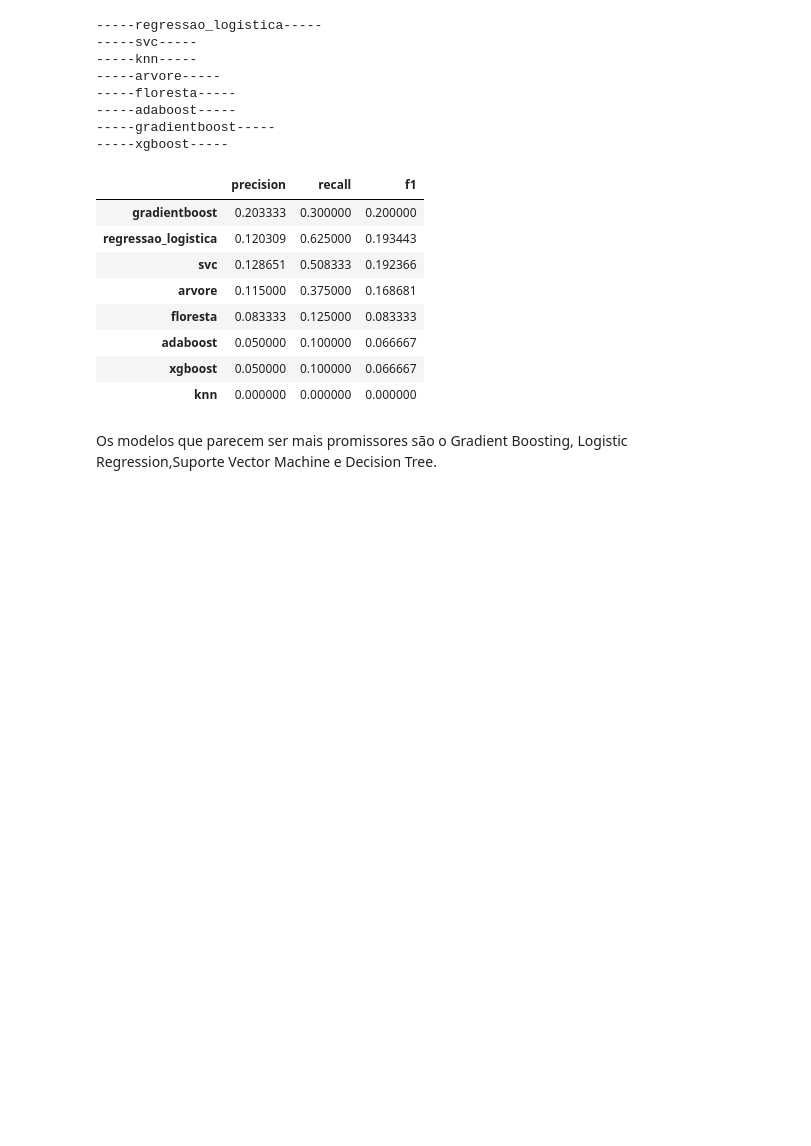
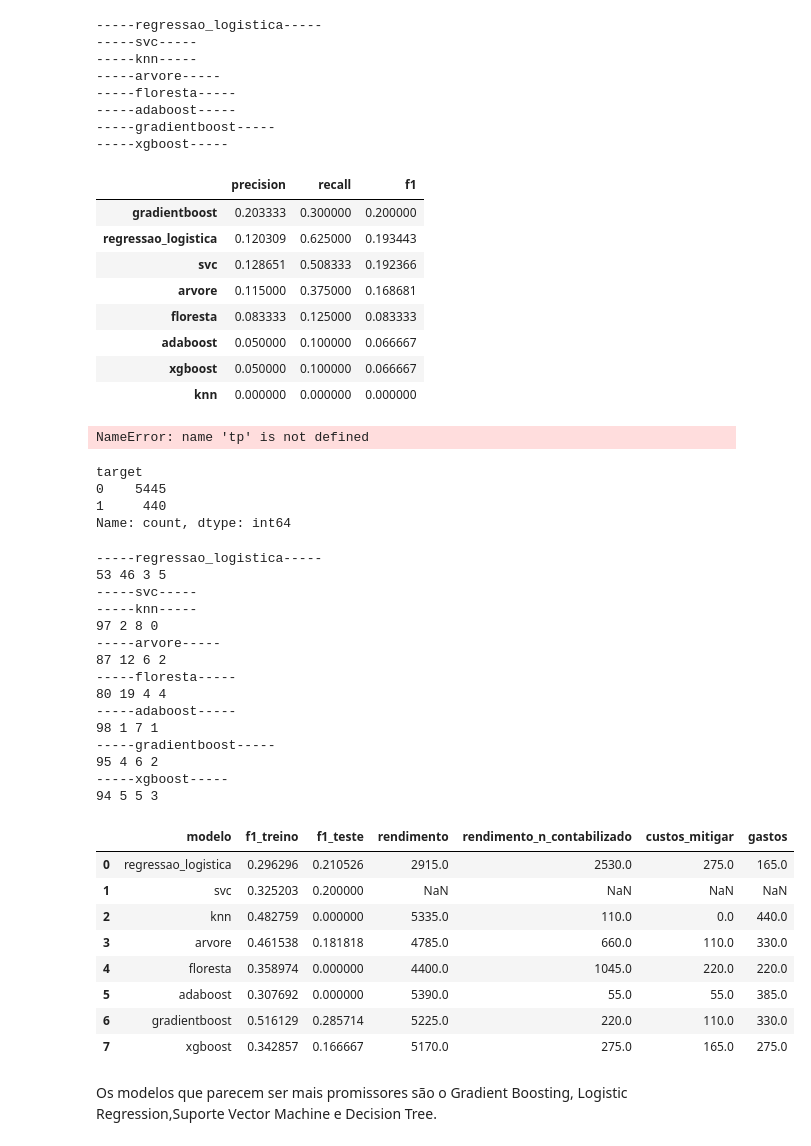
Before and after one commit to Alexandre-Esposte/Reserva_Nao_Honrada, a Jupyter notebook: notebooks/modelagem.ipynb, the cells around one changed output. Saved outputs shown, nothing was run; the diff lists cells and outputs as text; code cells hidden in the pictures; blank space fills up the shorter version.

```diff
--- a/notebooks/modelagem.ipynb
+++ b/notebooks/modelagem.ipynb
@@ -344,6 +344,50 @@ baseline.sort_values(by='f1',ascending=False)
 | adaboost | 0.050000 | 0.100000 | 0.066667 |
 | xgboost | 0.050000 | 0.100000 | 0.066667 |
 | knn | 0.000000 | 0.000000 | 0.000000 |
+# %%
+        custo_mitigar = tp*55
+
+        rendimento = tn*55
+
+        gastos = fn*55
+
+        print(tn,fp,fn,tp)
+# %% [output]
+NameError: name 'tp' is not defined
+# %%
+y_test.value_counts()*55
+# %% [output]
+target
+0    5445
+1     440
+Name: count, dtype: int64
+# %%
+modelcrafter.Validacao(X_train,X_test,y_train,y_test,model_pipeline,0.3)
+# %% [output]
+-----regressao_logistica-----
+53 46 3 5
+-----svc-----
+-----knn-----
+97 2 8 0
+-----arvore-----
+87 12 6 2
+-----floresta-----
+80 19 4 4
+-----adaboost-----
+98 1 7 1
+-----gradientboost-----
+95 4 6 2
+-----xgboost-----
+94 5 5 3
+|  | modelo | f1_treino | f1_teste | rendimento | rendimento_n_contabilizado | custos_mitigar | gastos |
+| 0 | regressao_logistica | 0.296296 | 0.210526 | 2915.0 | 2530.0 | 275.0 | 165.0 |
+| 1 | svc | 0.325203 | 0.200000 | NaN | NaN | NaN | NaN |
+| 2 | knn | 0.482759 | 0.000000 | 5335.0 | 110.0 | 0.0 | 440.0 |
+| 3 | arvore | 0.461538 | 0.181818 | 4785.0 | 660.0 | 110.0 | 330.0 |
+| 4 | floresta | 0.358974 | 0.000000 | 4400.0 | 1045.0 | 220.0 | 220.0 |
+| 5 | adaboost | 0.307692 | 0.000000 | 5390.0 | 55.0 | 55.0 | 385.0 |
+| 6 | gradientboost | 0.516129 | 0.285714 | 5225.0 | 220.0 | 110.0 | 330.0 |
+| 7 | xgboost | 0.342857 | 0.166667 | 5170.0 | 275.0 | 165.0 | 275.0 |
 # %% [markdown]
 Os modelos que parecem ser mais promissores são o Gradient Boosting, Logistic Regression,Suporte Vector Machine e Decision Tree.
 # %%
```
Also changed, not shown: parts of 2 cells of this notebook, 2 other files.
